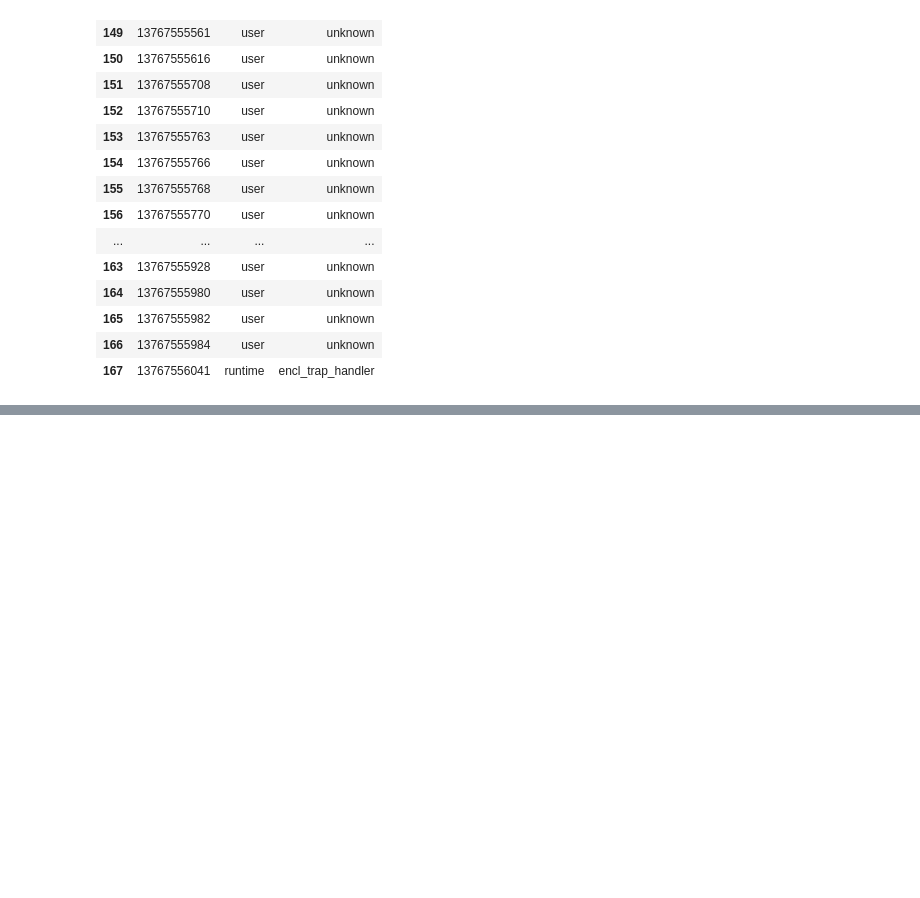
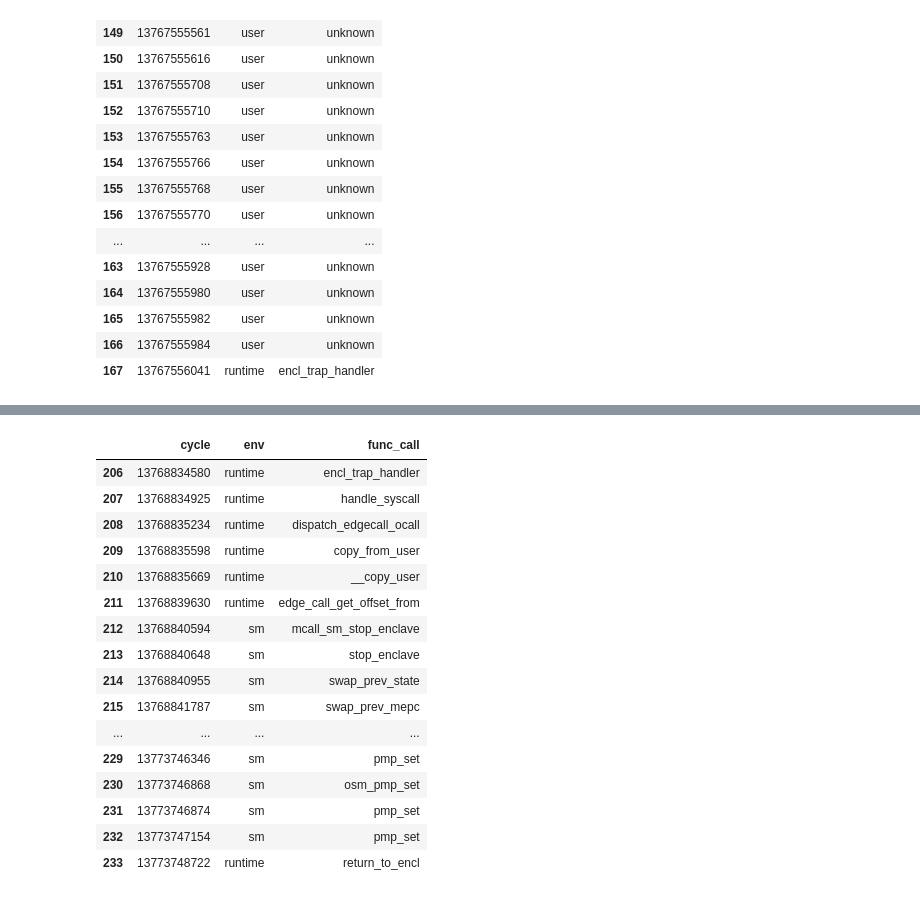
Before and after one commit to keystone-enclave/benchmarks, a Jupyter notebook: benchmark-analysis.ipynb, the cells around one changed output, grey strips where cells are left out. Cells and saved outputs as stored; diff of their text form; code cells hidden in the pictures; blank space fills up the shorter version.

```diff
--- a/benchmark-analysis.ipynb
+++ b/benchmark-analysis.ipynb
@@ -195,0 +216,20 @@ att_data[167:]
+# %%
+att_data[206:234] # stop enclave/attestation
+# %% [output]
+|  | cycle | env | func_call |
+| 206 | 13768834580 | runtime | encl_trap_handler |
+| 207 | 13768834925 | runtime | handle_syscall |
+| 208 | 13768835234 | runtime | dispatch_edgecall_ocall |
+| 209 | 13768835598 | runtime | copy_from_user |
+| 210 | 13768835669 | runtime | __copy_user |
+| 211 | 13768839630 | runtime | edge_call_get_offset_from |
+| 212 | 13768840594 | sm | mcall_sm_stop_enclave |
+| 213 | 13768840648 | sm | stop_enclave |
+| 214 | 13768840955 | sm | swap_prev_state |
+| 215 | 13768841787 | sm | swap_prev_mepc |
+| ... | ... | ... | ... |
+| 229 | 13773746346 | sm | pmp_set |
+| 230 | 13773746868 | sm | osm_pmp_set |
+| 231 | 13773746874 | sm | pmp_set |
+| 232 | 13773747154 | sm | pmp_set |
+| 233 | 13773748722 | runtime | return_to_encl |
```
Also changed, not shown: parts of 5 cells of this notebook.
